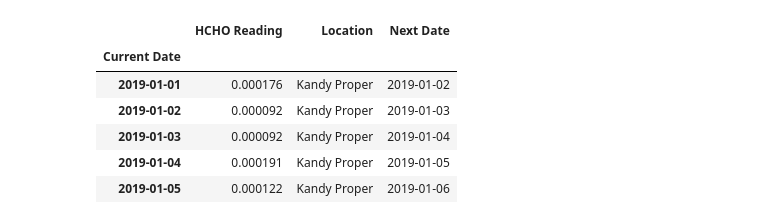
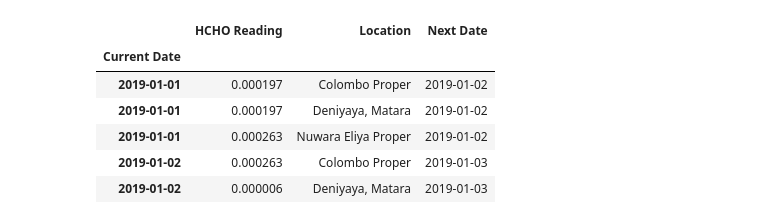
Before and after one commit to VinukaSilva/HCHO-Prediction, a Jupyter notebook: Future Forecasting.ipynb, the cells around one changed output. Cells and saved outputs as stored; diff of their text form; code cells hidden in the pictures.

```diff
--- a/Future Forecasting.ipynb
+++ b/Future Forecasting.ipynb
@@ -21,14 +47,18 @@ hcho_data.head()
 # %%
-# Convert 'Current Date' to datetime format
+# Convert 'Current Date' to datetime and set as index
 hcho_data['Current Date'] = pd.to_datetime(hcho_data['Current Date'])
+hcho_data.set_index('Current Date', inplace=True)
+
+# Output the first few rows and the index to verify changes
+hcho_data_after = hcho_data.head()
+hcho_data_info = hcho_data.index
+
+hcho_data_after
+# %% [output]
+|  | HCHO Reading | Location | Next Date |
+| Current Date |  |  |  |
+| 2019-01-01 | 0.000197 | Colombo Proper | 2019-01-02 |
+| 2019-01-01 | 0.000197 | Deniyaya, Matara | 2019-01-02 |
+| 2019-01-01 | 0.000263 | Nuwara Eliya Proper | 2019-01-02 |
+| 2019-01-02 | 0.000263 | Colombo Proper | 2019-01-03 |
+| 2019-01-02 | 0.000006 | Deniyaya, Matara | 2019-01-03 |
-# %%
-hcho_data.set_index('Current Date', inplace=True)
-hcho_data.head()
-# %% [output]
-|  | HCHO Reading | Location | Next Date |
-| Current Date |  |  |  |
-| 2019-01-01 | 0.000176 | Kandy Proper | 2019-01-02 |
-| 2019-01-02 | 0.000092 | Kandy Proper | 2019-01-03 |
-| 2019-01-03 | 0.000092 | Kandy Proper | 2019-01-04 |
-| 2019-01-04 | 0.000191 | Kandy Proper | 2019-01-05 |
-| 2019-01-05 | 0.000122 | Kandy Proper | 2019-01-06 |
```
Also changed, not shown: parts of 28 cells of this notebook, 2 other files.
